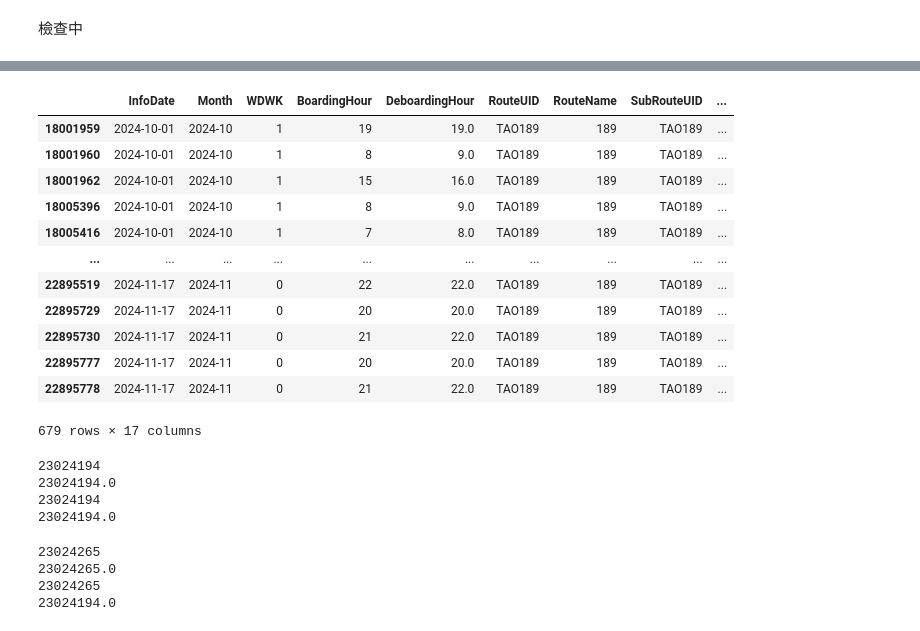
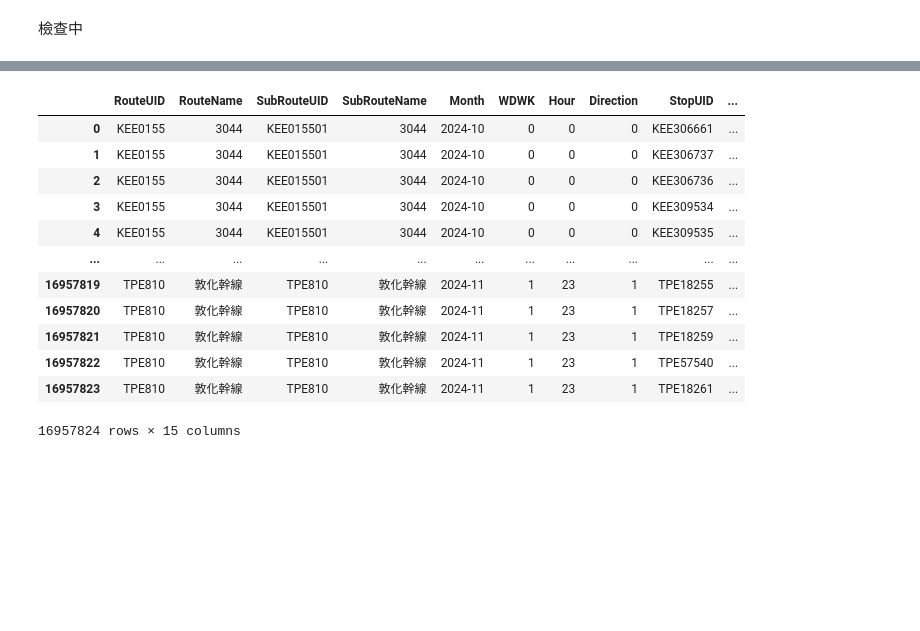
Before and after one commit to KaiChiehKJ/THI-6800-BusTicket, a Jupyter notebook: 03_TicketAnalysisCode.ipynb, the cells around one changed output, grey strips where cells are left out. Saved outputs shown, nothing was run; the diff lists cells and outputs as text; code cells hidden in the pictures; blank space fills up the shorter version.

```diff
--- a/03_TicketAnalysisCode.ipynb
+++ b/03_TicketAnalysisCode.ipynb
@@ -1168,38 +1087,16 @@ df
-# %%
-df[(df['RouteUID'] == 'TAO189') & (df['DeboardingStopSequence'] == 39)]
-# %% [output]
-|  | InfoDate | Month | WDWK | BoardingHour | DeboardingHour | RouteUID | RouteName | SubRouteUID | ... |
-| 18001959 | 2024-10-01 | 2024-10 | 1 | 19 | 19.0 | TAO189 | 189 | TAO189 | ... |
-| 18001960 | 2024-10-01 | 2024-10 | 1 | 8 | 9.0 | TAO189 | 189 | TAO189 | ... |
-| 18001962 | 2024-10-01 | 2024-10 | 1 | 15 | 16.0 | TAO189 | 189 | TAO189 | ... |
-| 18005396 | 2024-10-01 | 2024-10 | 1 | 8 | 9.0 | TAO189 | 189 | TAO189 | ... |
-| 18005416 | 2024-10-01 | 2024-10 | 1 | 7 | 8.0 | TAO189 | 189 | TAO189 | ... |
-| ... | ... | ... | ... | ... | ... | ... | ... | ... | ... |
-| 22895519 | 2024-11-17 | 2024-11 | 0 | 22 | 22.0 | TAO189 | 189 | TAO189 | ... |
-| 22895729 | 2024-11-17 | 2024-11 | 0 | 20 | 20.0 | TAO189 | 189 | TAO189 | ... |
-| 22895730 | 2024-11-17 | 2024-11 | 0 | 21 | 22.0 | TAO189 | 189 | TAO189 | ... |
-| 22895777 | 2024-11-17 | 2024-11 | 0 | 20 | 20.0 | TAO189 | 189 | TAO189 | ... |
-| 22895778 | 2024-11-17 | 2024-11 | 0 | 21 | 22.0 | TAO189 | 189 | TAO189 | ... |
-679 rows × 17 columns
-# %%
-print(df_on['On'].sum())
-print(dfcount['On'].sum())
-
-print(df_off['Off'].sum())
-print(dfcount['Off'].sum())
-# %% [output]
-23024194
-23024194.0
-23024194
-23024194.0
-# %%
-print(df_on['On'].sum())
-print(dfcount['On'].sum())
-
-print(df_off['Off'].sum())
-print(dfcount['Off'].sum())
-# %% [output]
-23024265
-23024265.0
-23024265
-23024194.0
+# %%
+dfcount
+# %% [output]
+|  | RouteUID | RouteName | SubRouteUID | SubRouteName | Month | WDWK | Hour | Direction | StopUID | ... |
+| 0 | KEE0155 | 3044 | KEE015501 | 3044 | 2024-10 | 0 | 0 | 0 | KEE306661 | ... |
+| 1 | KEE0155 | 3044 | KEE015501 | 3044 | 2024-10 | 0 | 0 | 0 | KEE306737 | ... |
+| 2 | KEE0155 | 3044 | KEE015501 | 3044 | 2024-10 | 0 | 0 | 0 | KEE306736 | ... |
+| 3 | KEE0155 | 3044 | KEE015501 | 3044 | 2024-10 | 0 | 0 | 0 | KEE309534 | ... |
+| 4 | KEE0155 | 3044 | KEE015501 | 3044 | 2024-10 | 0 | 0 | 0 | KEE309535 | ... |
+| ... | ... | ... | ... | ... | ... | ... | ... | ... | ... | ... |
+| 16957819 | TPE810 | 敦化幹線 | TPE810 | 敦化幹線 | 2024-11 | 1 | 23 | 1 | TPE18255 | ... |
+| 16957820 | TPE810 | 敦化幹線 | TPE810 | 敦化幹線 | 2024-11 | 1 | 23 | 1 | TPE18257 | ... |
+| 16957821 | TPE810 | 敦化幹線 | TPE810 | 敦化幹線 | 2024-11 | 1 | 23 | 1 | TPE18259 | ... |
+| 16957822 | TPE810 | 敦化幹線 | TPE810 | 敦化幹線 | 2024-11 | 1 | 23 | 1 | TPE57540 | ... |
+| 16957823 | TPE810 | 敦化幹線 | TPE810 | 敦化幹線 | 2024-11 | 1 | 23 | 1 | TPE18261 | ... |
+16957824 rows × 15 columns
```
Also changed, not shown: parts of 6 cells of this notebook.
